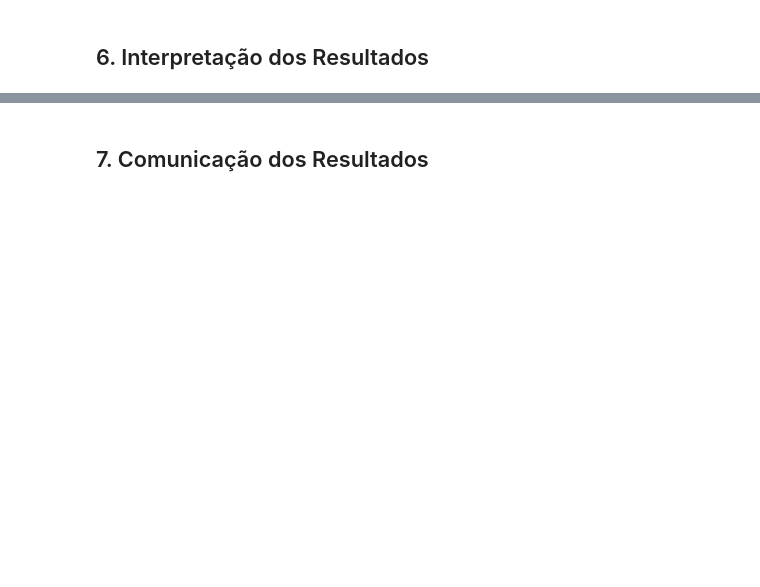
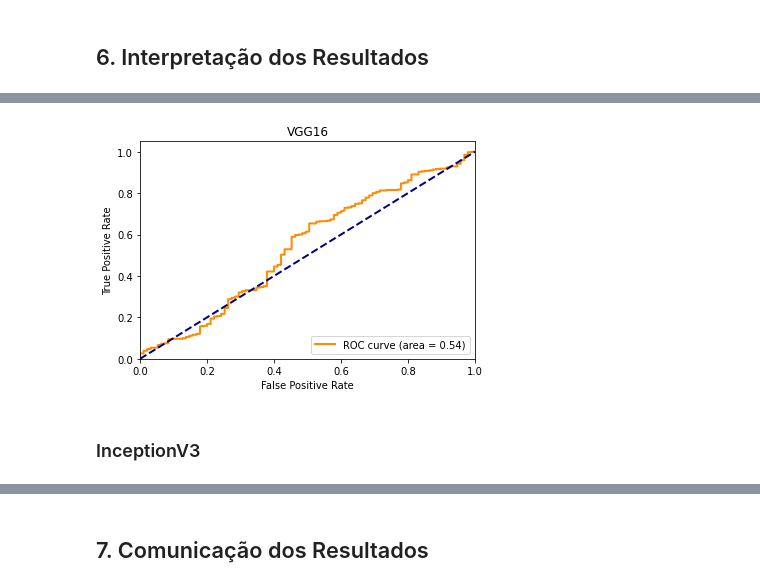
Before and after one commit to cesaraugusto98/TCC_Stricto_Sensu, a Jupyter notebook: Python Scripts.ipynb, the cells around one changed output, grey strips where cells are left out. Cells and saved outputs as stored; diff of their text form; code cells hidden in the pictures; blank space fills up the shorter version.

```diff
--- a/Python Scripts.ipynb
+++ b/Python Scripts.ipynb
@@ -385,0 +592,4 @@ history_nao_balanceado = model.fit(X, Y,
+# %%
+train_generator = train_datagen.flow_from_directory(TRAIN_PATH, batch_size = 20, class_mode = 'binary', target_size = (SIZE, SIZE))
+
+validation_generator = test_datagen.flow_from_directory(TEST_PATH, batch_size = 20, class_mode = 'binary', target_size = (SIZE, SIZE))
@@ -385,0 +624,7 @@ history_nao_balanceado = model.fit(X, Y,
+# %%
+from tensorflow.keras.optimizers import RMSprop
+model.compile(loss='binary_crossentropy',
+optimizer=RMSprop(learning_rate=0.001),
+metrics='accuracy')
+# %%
+cnn_history = model.fit(train_generator, steps_per_epoch=20, epochs=8, verbose=1, validation_data = validation_generator, validation_steps=8)
@@ -475,0 +674,5 @@ plt.plot(np.sort(yd))
+# %%
+STEP_SIZE_TEST=validation_generator.n//validation_generator.batch_size
+validation_generator.reset()
+preds = model.predict(validation_generator,
+verbose=1)
@@ -475,0 +681,19 @@ plt.plot(np.sort(yd))
+# %%
+fpr, tpr, _ = roc_curve(validation_generator.classes, preds)
+roc_auc = auc(fpr, tpr)
+plt.figure()
+lw = 2
+plt.plot(fpr, tpr, color='darkorange',
+lw=lw, label='ROC curve (area = %0.2f)' % roc_auc)
+plt.plot([0, 1], [0, 1], color='navy', lw=lw, linestyle='--')
+plt.xlim([0.0, 1.0])
+plt.ylim([0.0, 1.05])
+plt.xlabel('False Positive Rate')
+plt.ylabel('True Positive Rate')
+plt.title('VGG16')
+plt.legend(loc="lower right")
+plt.show()
+# %% [output]
+[figure, added]
+# %% [markdown]
+### InceptionV3
```
Also changed, not shown: parts of 95 cells of this notebook, 18 other files.
